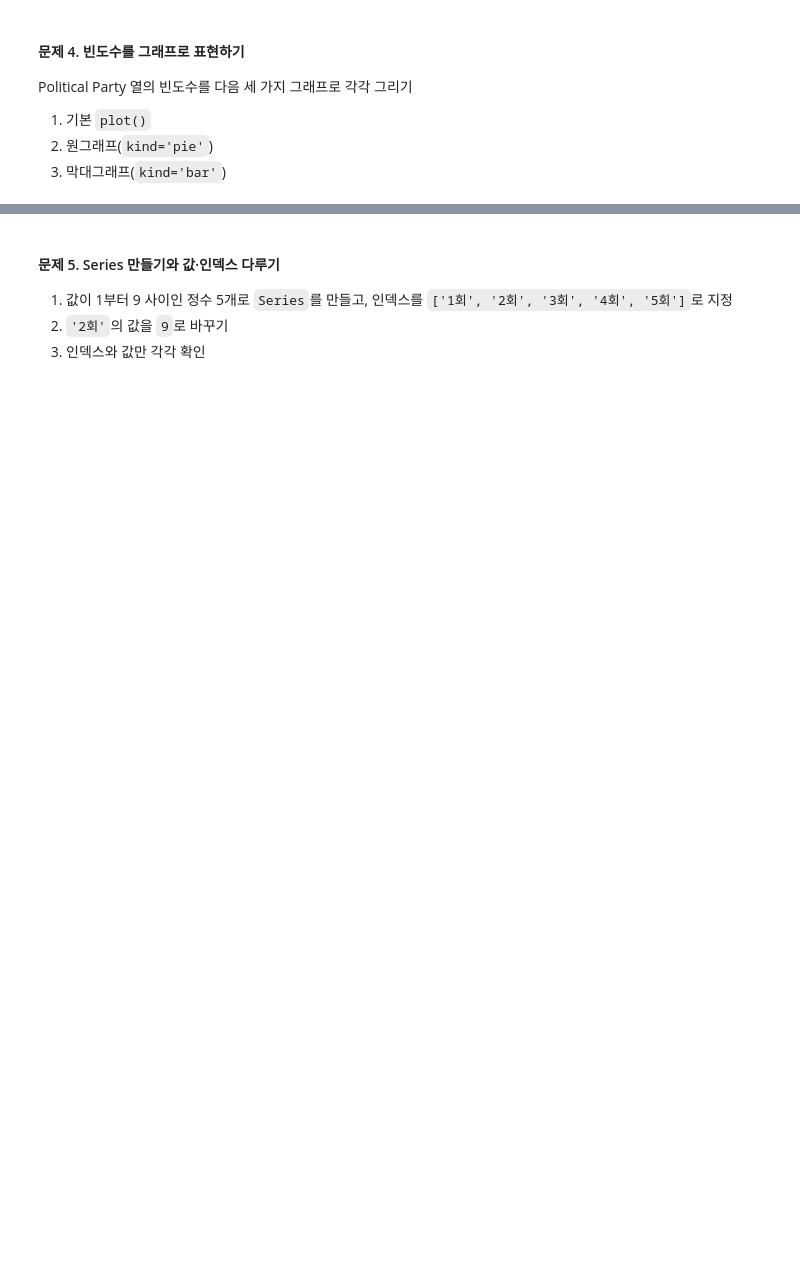
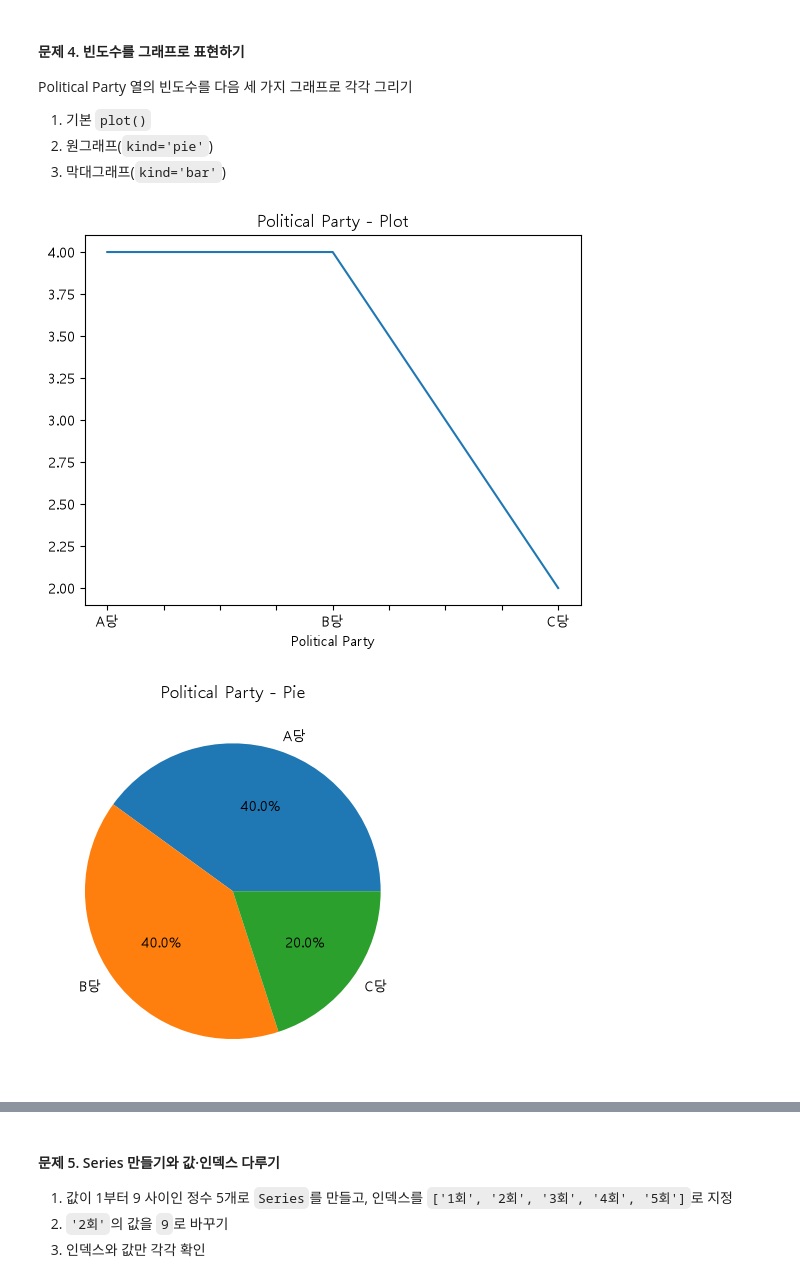
Before and after one commit to aitjoeun/python, a Jupyter notebook: 20.pandas/06.ex.ipynb, the cells around one changed output, grey strips where cells are left out. Cells and saved outputs as stored; diff of their text form; code cells hidden in the pictures; blank space fills up the shorter version.

```diff
--- a/20.pandas/06.ex.ipynb
+++ b/20.pandas/06.ex.ipynb
@@ -2,3 +6,6 @@
 #### 문제 1. 엑셀 파일 불러오기와 처음 몇 행 확인하기
 
 1. 처음 5개 행을 확인
+# %%
+df = pd.read_excel('data/practice6.xlsx')
+df.head()
@@ -22,3 +71,20 @@ Political Party 열의 빈도수를 다음 세 가지 그래프로 각각 그리
 1. 기본 `plot()`
 2. 원그래프(`kind='pie'`)
 3. 막대그래프(`kind='bar'`)
+# %%
+party_counts = df['Political Party'].value_counts()
+
+plt.rc('font', family='Malgun Gothic')
+party_counts.plot(title='Political Party - Plot')
+plt.show()
+
+party_counts.plot(kind='pie',title='Political Party - Pie', autopct='%.1f%%')
+plt.show()
+
+party_counts.plot(kind='bar',title='Political Party - Bar')
+plt.xlabel('Political Party')
+plt.ylabel('Count')
+plt.show()
+# %% [output]
+[figure, added]
+[figure, added]
```
Also changed, not shown: parts of 13 cells of this notebook, 4 other files.
